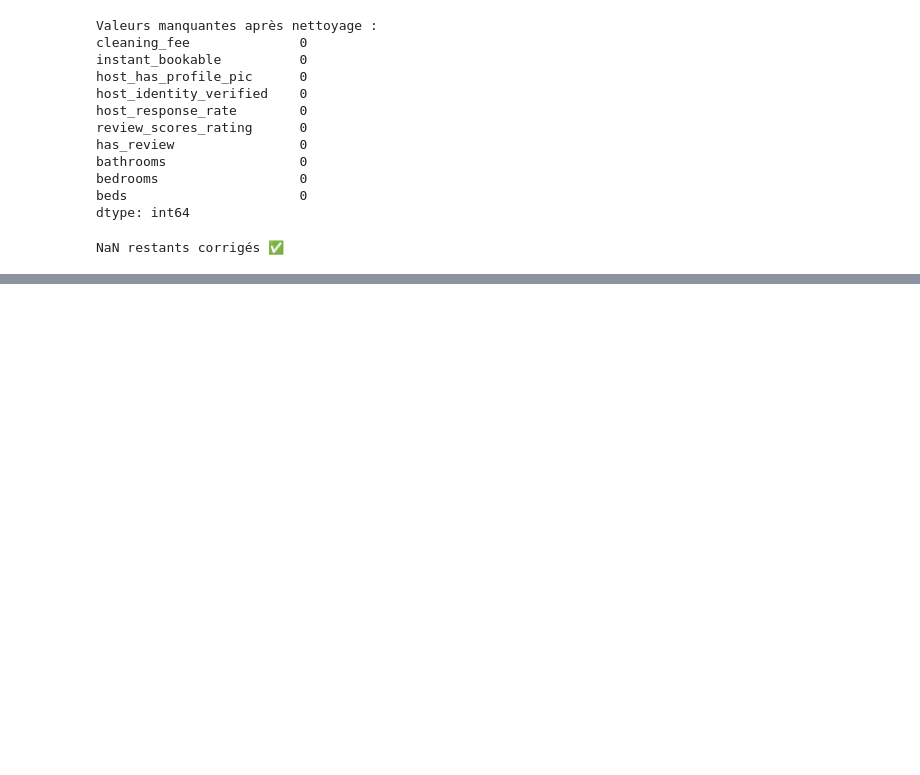
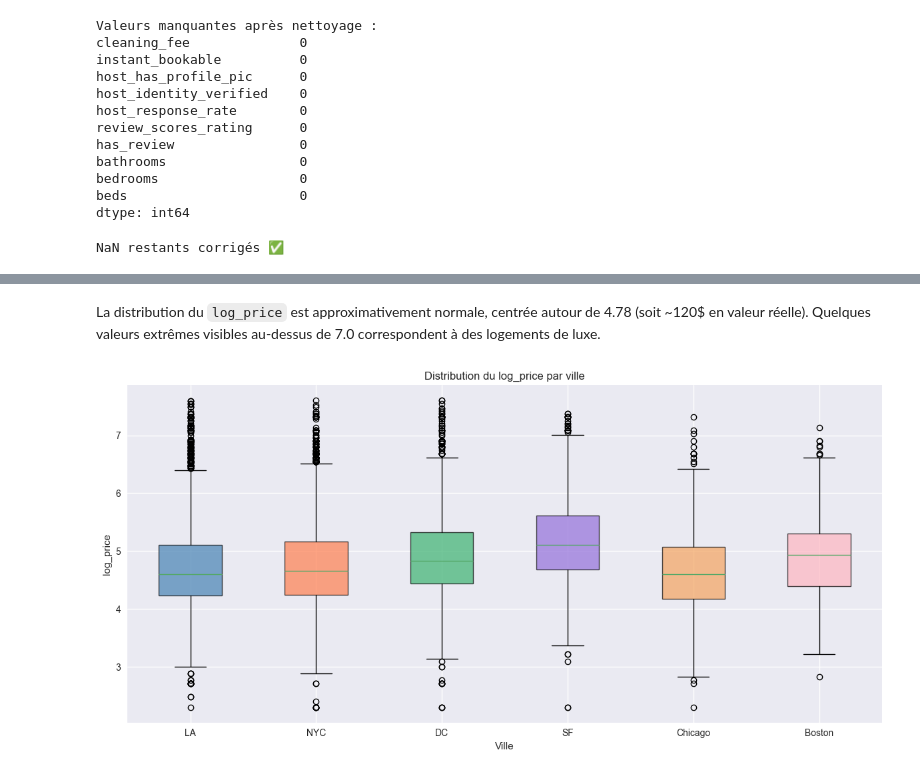
Before and after one commit to GingaShift/airbnb-price-oracle, a Jupyter notebook: notebooks/airbnb_price_oracle.ipynb, the cells around one changed output, grey strips where cells are left out. Saved outputs shown, nothing was run; the diff lists cells and outputs as text; code cells hidden in the pictures; blank space fills up the shorter version.

```diff
--- a/notebooks/airbnb_price_oracle.ipynb
+++ b/notebooks/airbnb_price_oracle.ipynb
@@ -301,0 +326,27 @@ NaN restants corrigés ✅
+# %% [markdown]
+La distribution du `log_price` est approximativement normale, centrée autour de 4.78
+(soit ~120$ en valeur réelle). Quelques valeurs extrêmes visibles au-dessus de 7.0
+correspondent à des logements de luxe.
+# %%
+fig, ax = plt.subplots(figsize=(12, 6))
+
+cities = train_clean['city'].unique()
+data_by_city = [train_clean[train_clean['city'] == city]['log_price'].values
+                for city in cities]
+
+bp = ax.boxplot(data_by_city, labels=cities, patch_artist=True)
+
+colors = ['steelblue', 'coral', 'mediumseagreen', 'mediumpurple', 'sandybrown', 'lightpink']
+for patch, color in zip(bp['boxes'], colors):
+    patch.set_facecolor(color)
+    patch.set_alpha(0.7)
+
+ax.set_title('Distribution du log_price par ville')
+ax.set_xlabel('Ville')
+ax.set_ylabel('log_price')
+
+plt.tight_layout()
+plt.savefig('../outputs/boxplot_by_city.png', dpi=150, bbox_inches='tight')
+plt.show()
+# %% [output]
+[figure, added]
```
Also changed, not shown: parts of 12 cells of this notebook, 6 other files.
